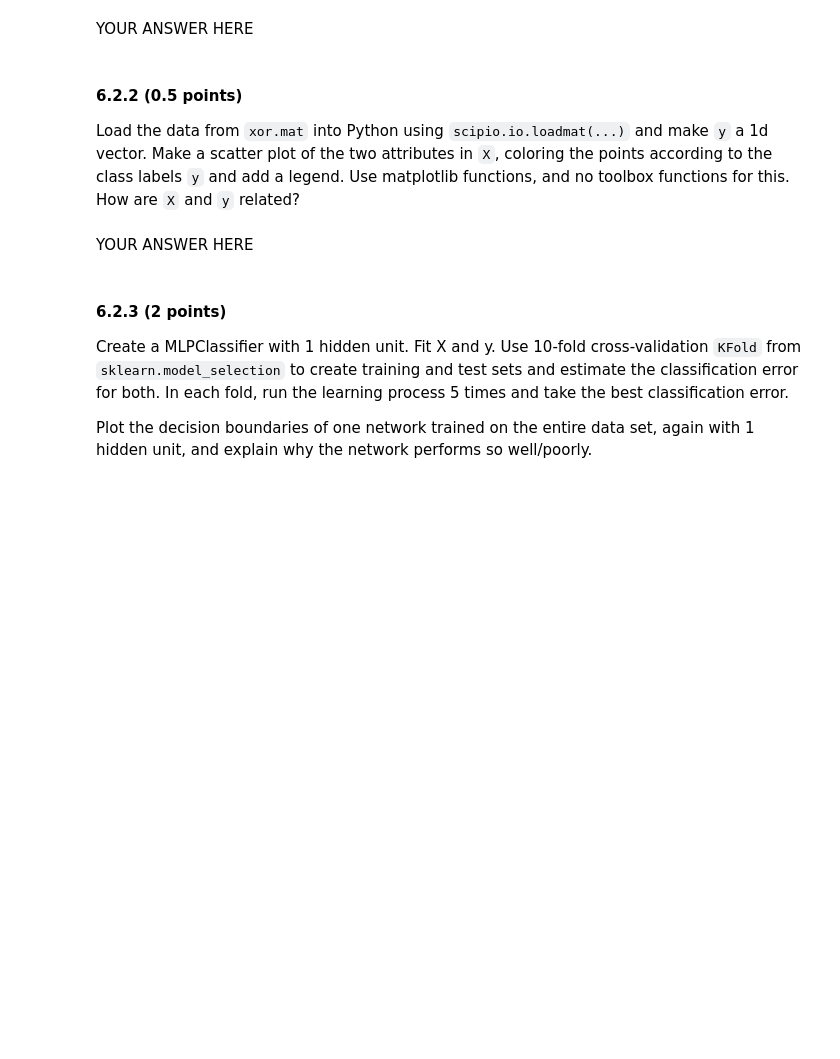
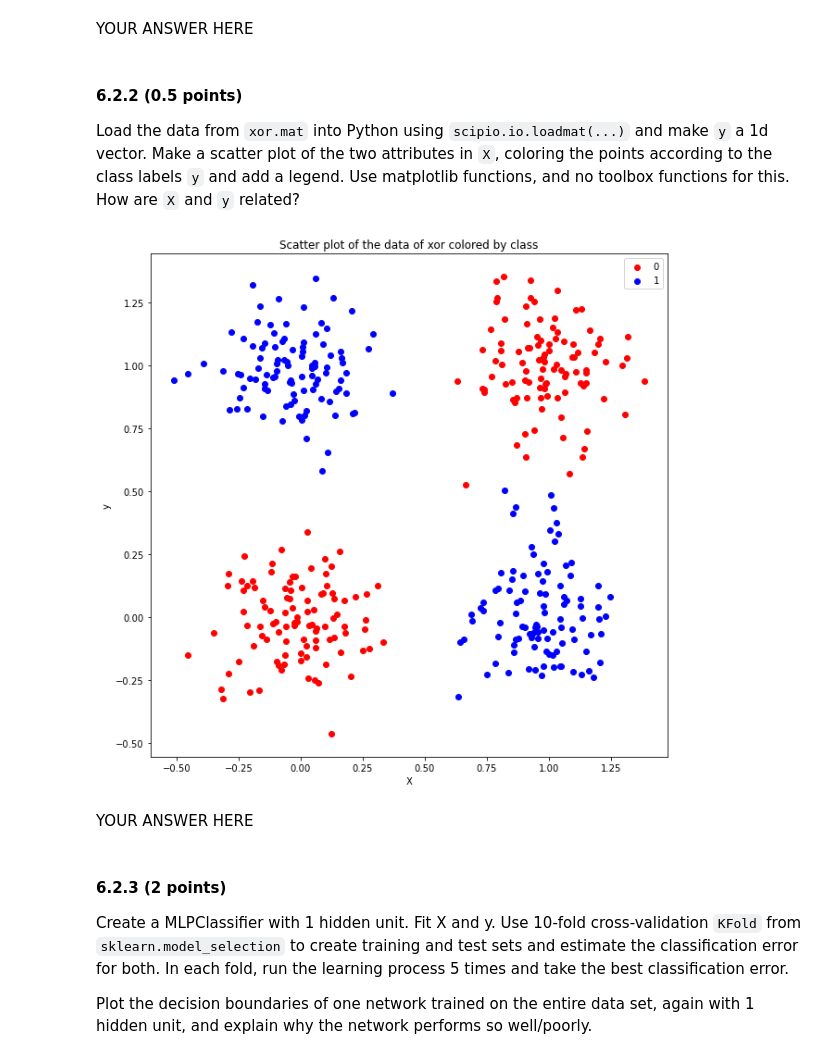
Before and after one commit to CornelisseMichael/Datamining, a Jupyter notebook: assignment_6/assignment_6.ipynb, the cells around one changed output. Saved outputs shown, nothing was run; the diff lists cells and outputs as text; code cells hidden in the pictures; blank space fills up the shorter version.

```diff
--- a/assignment_6/assignment_6.ipynb
+++ b/assignment_6/assignment_6.ipynb
@@ -356,3 +369,26 @@ raise NotImplementedError()
+# %%
+##Answer to question 6.2.2
+xor = loadmat('./data/xor.mat')
+X = xor['X']
+y = xor['y'].ravel()
+
+labels = y
+colors=['r','b']
+
+x1 = X[:,0]
+x2 = X[:,1]
+fig = plt.figure(figsize= (10,10))
+for label in np.unique(labels):
+    x_ax = x1[labels == label]
+    y_ax = x2[labels == label]
+    plt.scatter(x_ax, y_ax, c=colors[label])
+plt.legend(np.unique(labels))
+plt.xlabel('X')
+plt.ylabel('y')
+plt.title('Scatter plot of the data of xor colored by class')
+plt.show()
+# %% [output]
+[figure, added]
 # %% [markdown]
 YOUR ANSWER HERE
 # %% [markdown]
```
Also changed, not shown: parts of 7 cells of this notebook.
